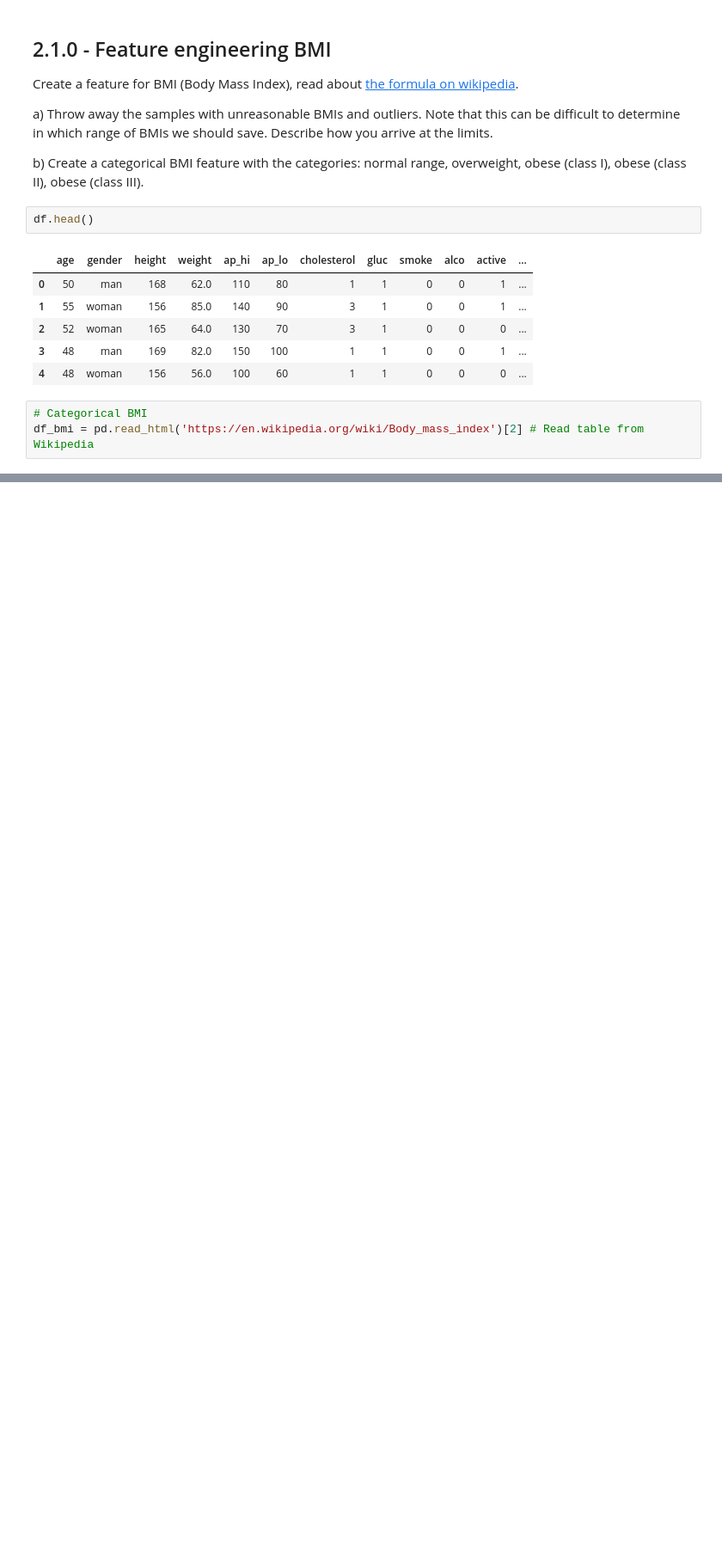
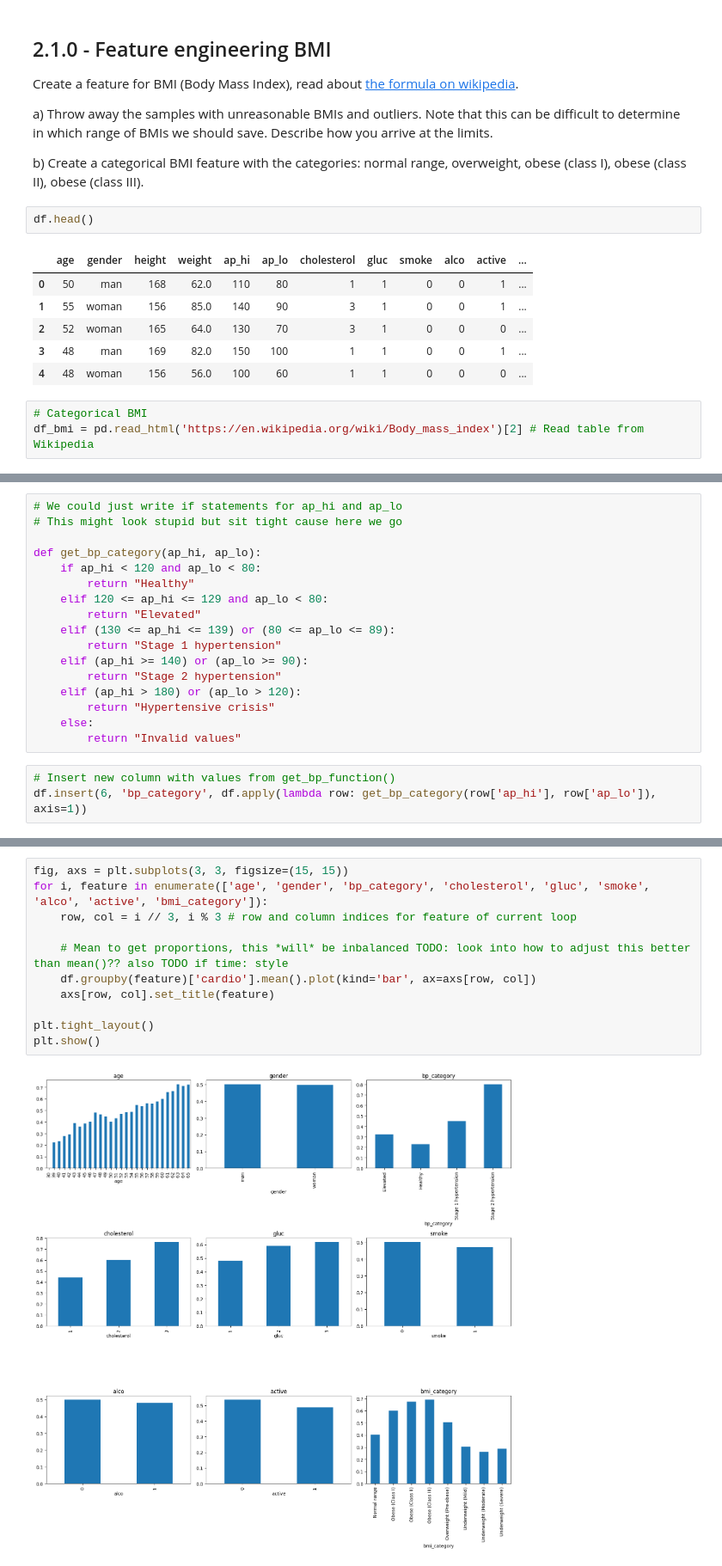
Before and after one commit to wlinds/ITHS-AI22-ML, a Jupyter notebook: Labb/disease-prediction.ipynb, the cells around one changed output, grey strips where cells are left out. Shown at 86% size. Saved outputs shown, nothing was run; the diff lists cells and outputs as text; blank space fills up the shorter version.

```diff
--- a/Labb/disease-prediction.ipynb
+++ b/Labb/disease-prediction.ipynb
@@ -497,0 +582,20 @@ Skapa ett nytt skript: **production_model.py**, ladda in **test_samples.csv** oc
+# %%
+# We could just write if statements for ap_hi and ap_lo
+# This might look stupid but sit tight cause here we go
+
+def get_bp_category(ap_hi, ap_lo):
+    if ap_hi < 120 and ap_lo < 80:
+        return "Healthy"
+    elif 120 <= ap_hi <= 129 and ap_lo < 80:
+        return "Elevated"
+    elif (130 <= ap_hi <= 139) or (80 <= ap_lo <= 89):
+        return "Stage 1 hypertension"
+    elif (ap_hi >= 140) or (ap_lo >= 90):
+        return "Stage 2 hypertension"
+    elif (ap_hi > 180) or (ap_lo > 120):
+        return "Hypertensive crisis"
+    else:
+        return "Invalid values"
+# %%
+# Insert new column with values from get_bp_function()
+df.insert(6, 'bp_category', df.apply(lambda row: get_bp_category(row['ap_hi'], row['ap_lo']), axis=1))
@@ -497,0 +624,13 @@ Skapa ett nytt skript: **production_model.py**, ladda in **test_samples.csv** oc
+# %%
+fig, axs = plt.subplots(3, 3, figsize=(15, 15))
+for i, feature in enumerate(['age', 'gender', 'bp_category', 'cholesterol', 'gluc', 'smoke', 'alco', 'active', 'bmi_category']):
+    row, col = i // 3, i % 3 # row and column indices for feature of current loop
+
+    # Mean to get proportions, this *will* be inbalanced TODO: look into how to adjust this better than mean()?? also TODO if time: style
+    df.groupby(feature)['cardio'].mean().plot(kind='bar', ax=axs[row, col])
+    axs[row, col].set_title(feature)
+
+plt.tight_layout()
+plt.show()
+# %% [output]
+[figure, added]
```
Also changed, not shown: parts of 55 cells of this notebook.
